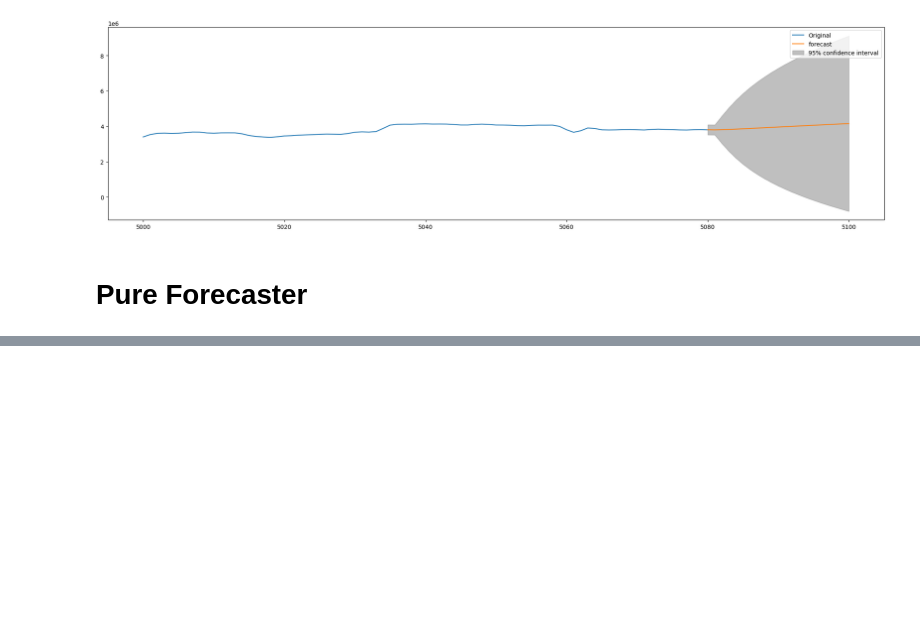
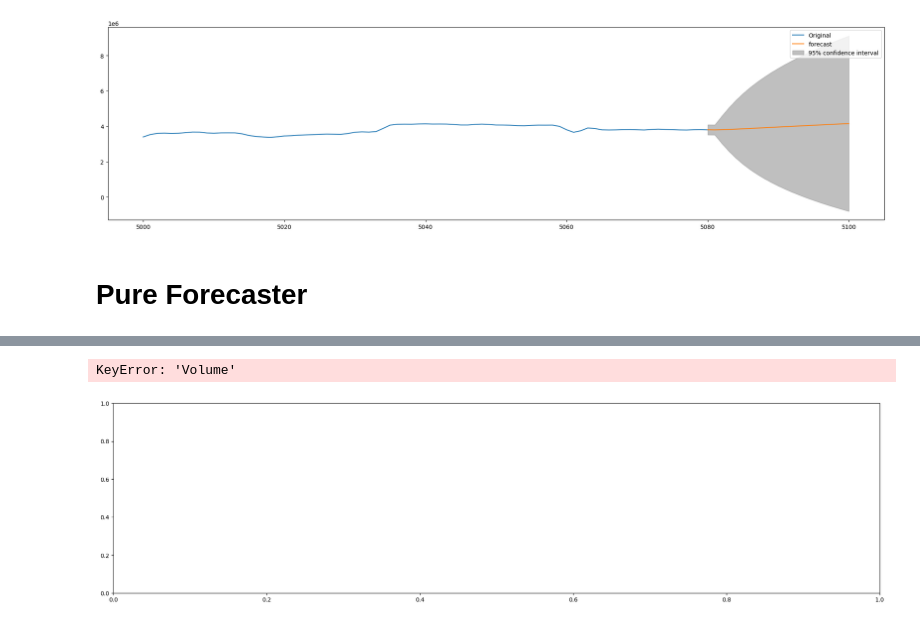
Before and after one commit to benisrael29/DATA2001, a Jupyter notebook: main/assingments/A3/A3.ipynb, the cells around one changed output, grey strips where cells are left out. Saved outputs shown, nothing was run; the diff lists cells and outputs as text; code cells hidden in the pictures; blank space fills up the shorter version.

```diff
--- a/main/assingments/A3/A3.ipynb
+++ b/main/assingments/A3/A3.ipynb
@@ -321,0 +270,8 @@ def create_model(x_train):
+# %%
+#Create train set
+X_train = np.array(range(0,len(train)))
+y_train = train['Volume']
+
+# Create test set
+X_test = np.array(range(len(train),len(train)+len(test)))
+y_test = test['Volume']
@@ -369,0 +318,12 @@ array([[nan],
+# %%
+def graph_predictions(y_test):
+    fig, ax = plt.subplots(figsize=(24,6))
+    y_test['Volume'].plot(label='Original', ax=ax)
+    y_test['predictions'].plot(label='Predictions', ax=ax)
+    plt.legend()
+    plt.show()
+
+graph_predictions(y_test)
+# %% [output]
+KeyError: 'Volume'
+[figure, added]
```
Also changed, not shown: parts of 12 cells of this notebook.
